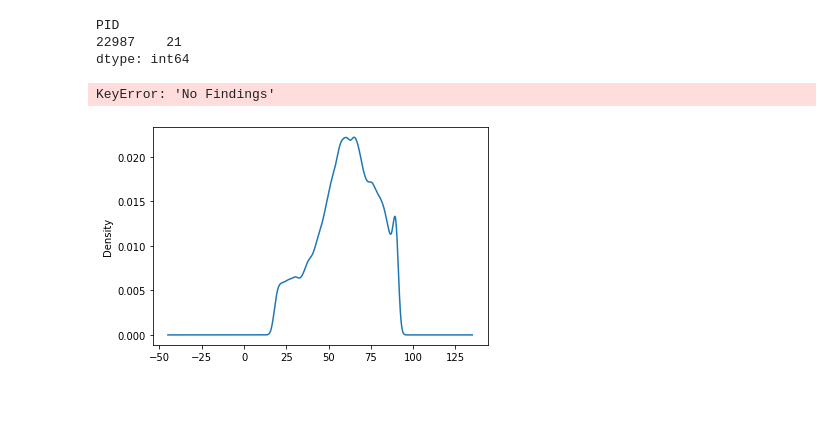
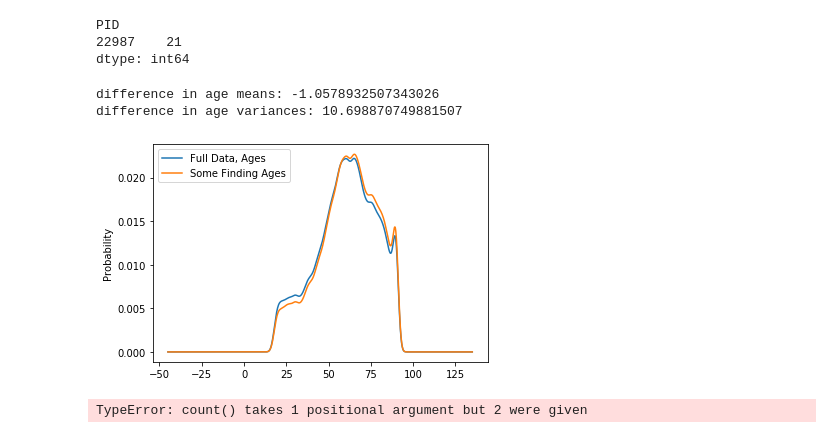
Before and after one commit to peterdobbs77/statistical_simulation, a Jupyter notebook: InvestigatingCheXpert.ipynb, the cells around one changed output. Saved outputs shown, nothing was run; the diff lists cells and outputs as text; code cells hidden in the pictures; blank space fills up the shorter version.

```diff
--- a/InvestigatingCheXpert.ipynb
+++ b/InvestigatingCheXpert.ipynb
@@ -16,7 +16,7 @@ def compareProbabilityDensityOfAgesInCategory(full,subcat):
     diff_var = full['Age'].var() - sub['Age'].var()
     print("difference in age variances: {}".format(diff_var))
 # %%
-df = pd.read_csv('./data/train_plus_PIDs.csv') # training data from CheXpert-v1.0-small
+df = pd.read_csv('./data/train_plusMeta.csv') # training data from CheXpert-v1.0-small
 df.head()
 # %% [output]
 |  | Path | Sex | Age | Frontal/Lateral | AP/PA | No Finding | Enlarged Cardiomediastinum | Cardiomegaly | ... |
@@ -93,15 +153,20 @@ patient_with_most_noFindings.to_csv('./data/patient{}.csv'.format(pvt[pvt==pvt.m
 # %%
 fig,ax = plt.subplots()
 df['Age'].plot.kde(ax=ax,label="Full Data, Ages")
-df[df['No Findings']!=1.0]['Age'].plot.kde(ax=ax, label="Some Finding Ages")
+df[df['No Finding']!=1.0]['Age'].plot.kde(ax=ax, label="Some Finding Ages")
 ax.set_ylabel('Probability')
 ax.legend()
 
-sub = df[df['No Findings']!=1.0]
+sub = df[df['No Finding']!=1.0]
 diff_mean = df['Age'].mean() - sub['Age'].mean()
 print("difference in age means: {}".format(diff_mean))
 diff_var = df['Age'].var() - sub['Age'].var()
 print("difference in age variances: {}".format(diff_var))
 # %% [output]
-KeyError: 'No Findings'
+difference in age means: -1.0578932507343026
+difference in age variances: 10.698870749881507
-[figure, old version]
+[figure, new version]
+# %%
+df.groupby(['Sex','Age']).count(['No Finding','Fracture','Pneumothorax','Lung Opacity','Enlarged Cardiomegaly'])
+# %% [output]
+TypeError: count() takes 1 positional argument but 2 were given
```
Also changed, not shown: parts of 9 cells of this notebook, 1 other file.
